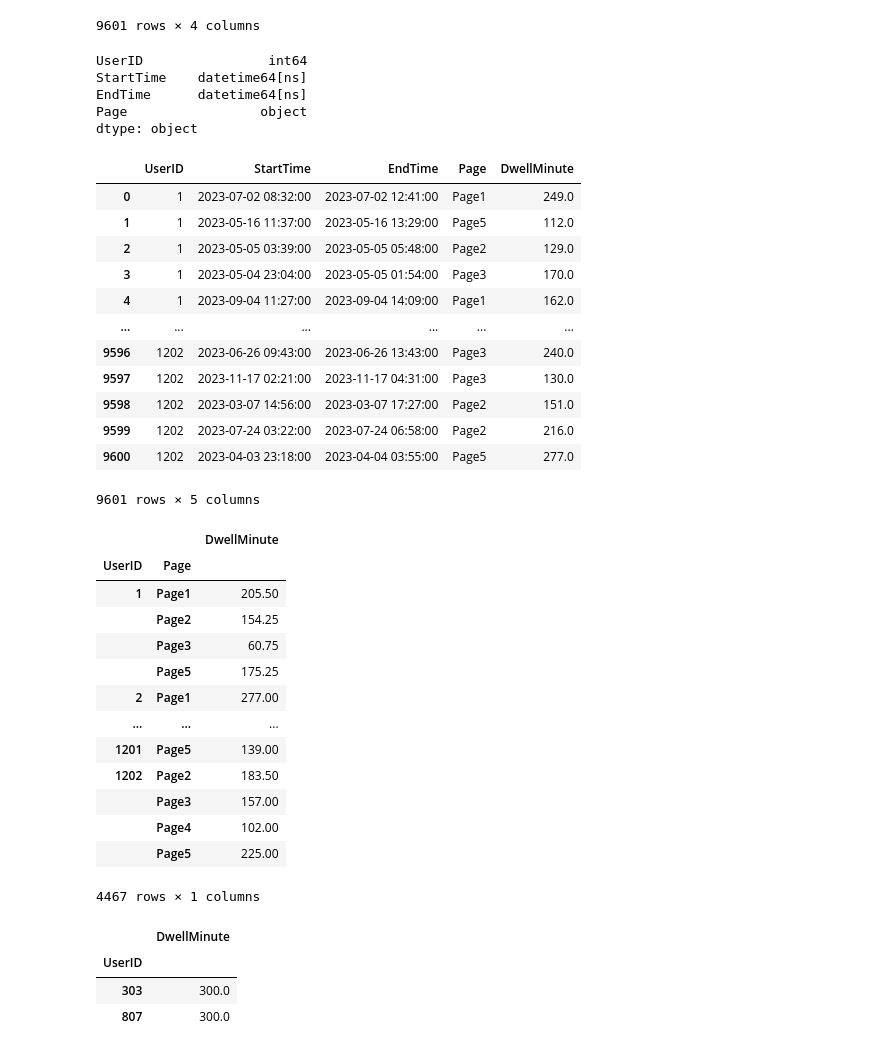
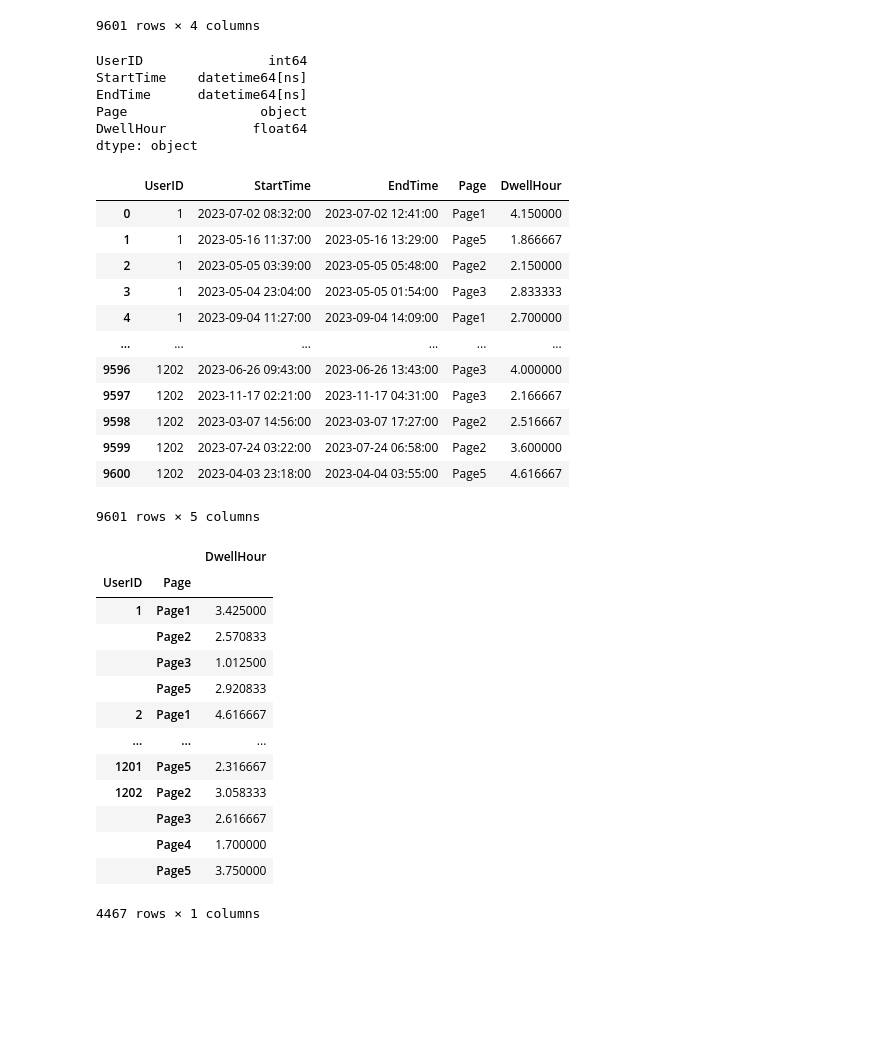
Before and after one commit to YoungriKIM/Engineer_Big_Data_Analysis, a Jupyter notebook: kaggle_BDCKR/case_1/T1-34_pattern-py.ipynb, the cells around one changed output. Cells and saved outputs as stored; diff of their text form; code cells hidden in the pictures; blank space fills up the shorter version.

```diff
--- a/kaggle_BDCKR/case_1/T1-34_pattern-py.ipynb
+++ b/kaggle_BDCKR/case_1/T1-34_pattern-py.ipynb
@@ -31,61 +31,55 @@ df
 # %%
 # 1. 사용자별 방문 패턴 분석
     # 각 사용자가 방문한 페이지별로 평균 세션 지속 시간을 계산하고,
     # 각 페이지별로 가장 긴 평균 세션 시간을 가진 사용자를 찾으세요.
     # 이를 위해 각 사용자의 페이지별 평균 세션 시간을 계산하고,
     # 각 페이지에서 가장 긴 평균 세션 시간을 모두 더하고 정수형으로 출력하시오.
 
 # 지속시간 열을 추가
 # 하기 전에 time 열들을 datetime으로 변경
 df['StartTime'] = pd.to_datetime(df['StartTime'])
 df['EndTime'] = pd.to_datetime(df['EndTime'])
 print(df.dtypes)
 
 # 지속시간 열 추가
-df['DwellMinute'] = (df['EndTime'] - df['StartTime']).dt.total_seconds()/60
+df['DwellHour'] = (df['EndTime'] - df['StartTime']).dt.total_seconds()/60/60
 df
 # %% [output]
 UserID                int64
 StartTime    datetime64[ns]
 EndTime      datetime64[ns]
 Page                 object
+DwellHour           float64
 dtype: object
-|  | UserID | StartTime | EndTime | Page | DwellMinute |
-| 0 | 1 | 2023-07-02 08:32:00 | 2023-07-02 12:41:00 | Page1 | 249.0 |
-| 1 | 1 | 2023-05-16 11:37:00 | 2023-05-16 13:29:00 | Page5 | 112.0 |
-| 2 | 1 | 2023-05-05 03:39:00 | 2023-05-05 05:48:00 | Page2 | 129.0 |
-| 3 | 1 | 2023-05-04 23:04:00 | 2023-05-05 01:54:00 | Page3 | 170.0 |
-| 4 | 1 | 2023-09-04 11:27:00 | 2023-09-04 14:09:00 | Page1 | 162.0 |
+|  | UserID | StartTime | EndTime | Page | DwellHour |
+| 0 | 1 | 2023-07-02 08:32:00 | 2023-07-02 12:41:00 | Page1 | 4.150000 |
+| 1 | 1 | 2023-05-16 11:37:00 | 2023-05-16 13:29:00 | Page5 | 1.866667 |
+| 2 | 1 | 2023-05-05 03:39:00 | 2023-05-05 05:48:00 | Page2 | 2.150000 |
+| 3 | 1 | 2023-05-04 23:04:00 | 2023-05-05 01:54:00 | Page3 | 2.833333 |
+| 4 | 1 | 2023-09-04 11:27:00 | 2023-09-04 14:09:00 | Page1 | 2.700000 |
 | ... | ... | ... | ... | ... | ... |
-| 9596 | 1202 | 2023-06-26 09:43:00 | 2023-06-26 13:43:00 | Page3 | 240.0 |
-| 9597 | 1202 | 2023-11-17 02:21:00 | 2023-11-17 04:31:00 | Page3 | 130.0 |
-| 9598 | 1202 | 2023-03-07 14:56:00 | 2023-03-07 17:27:00 | Page2 | 151.0 |
-| 9599 | 1202 | 2023-07-24 03:22:00 | 2023-07-24 06:58:00 | Page2 | 216.0 |
-| 9600 | 1202 | 2023-04-03 23:18:00 | 2023-04-04 03:55:00 | Page5 | 277.0 |
+| 9596 | 1202 | 2023-06-26 09:43:00 | 2023-06-26 13:43:00 | Page3 | 4.000000 |
+| 9597 | 1202 | 2023-11-17 02:21:00 | 2023-11-17 04:31:00 | Page3 | 2.166667 |
+| 9598 | 1202 | 2023-03-07 14:56:00 | 2023-03-07 17:27:00 | Page2 | 2.516667 |
+| 9599 | 1202 | 2023-07-24 03:22:00 | 2023-07-24 06:58:00 | Page2 | 3.600000 |
+| 9600 | 1202 | 2023-04-03 23:18:00 | 2023-04-04 03:55:00 | Page5 | 4.616667 |
 9601 rows × 5 columns
 # %%
-# 각 사용자의 페이지별 평균 세션 시간
+# 각 사용자의 페이지별 평균 세션 시간 확인
 User_Page_per_df = df.groupby(['UserID', 'Page']).mean()
 display(User_Page_per_df)
 # %% [output]
-|  |  | DwellMinute |
+|  |  | DwellHour |
 | UserID | Page |  |
-| 1 | Page1 | 205.50 |
-|  | Page2 | 154.25 |
-|  | Page3 | 60.75 |
-|  | Page5 | 175.25 |
-| 2 | Page1 | 277.00 |
+| 1 | Page1 | 3.425000 |
+|  | Page2 | 2.570833 |
+|  | Page3 | 1.012500 |
+|  | Page5 | 2.920833 |
+| 2 | Page1 | 4.616667 |
 | ... | ... | ... |
-| 1201 | Page5 | 139.00 |
-| 1202 | Page2 | 183.50 |
-|  | Page3 | 157.00 |
-|  | Page4 | 102.00 |
-|  | Page5 | 225.00 |
+| 1201 | Page5 | 2.316667 |
+| 1202 | Page2 | 3.058333 |
+|  | Page3 | 2.616667 |
+|  | Page4 | 1.700000 |
+|  | Page5 | 3.750000 |
 4467 rows × 1 columns
-# %%
-User_Page_per_df[User_Page_per_df['DwellMinute']==300].xs('Page1', level='Page')
-# %% [output]
-|  | DwellMinute |
-| UserID |  |
-| 303 | 300.0 |
-| 807 | 300.0 |
```
Also changed, not shown: parts of 7 cells of this notebook.
